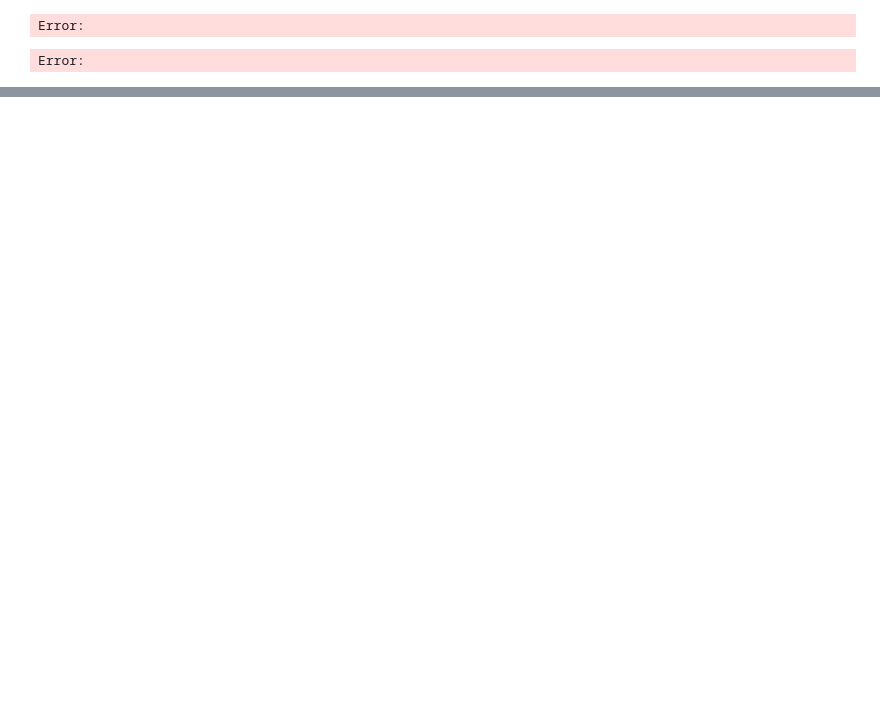
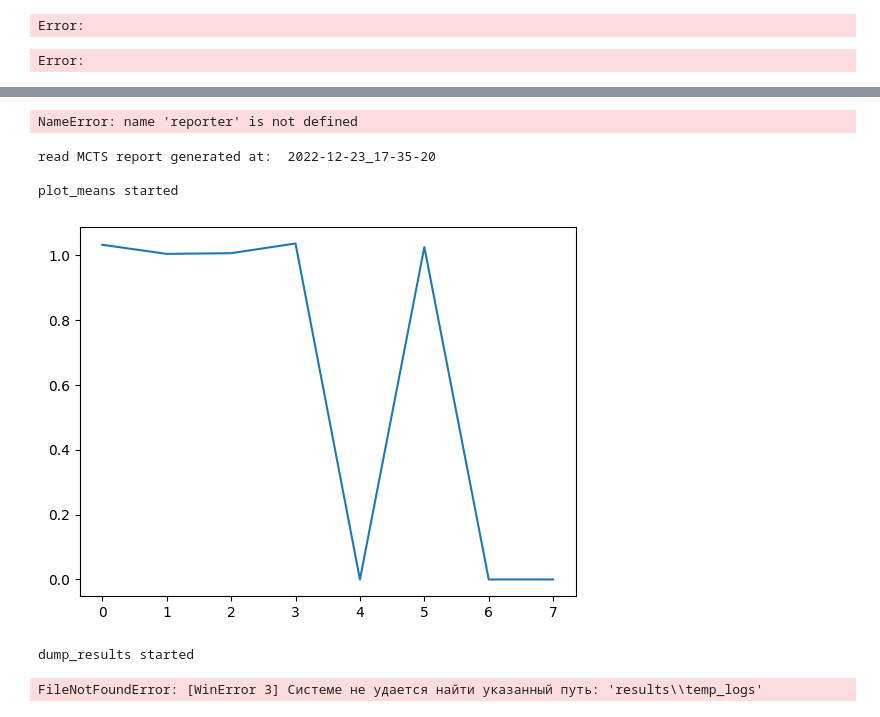
Before and after one commit to aimclub/rostok, a Jupyter notebook: app/scenario.ipynb, the cells around one changed output, grey strips where cells are left out. Saved outputs shown, nothing was run; the diff lists cells and outputs as text; code cells hidden in the pictures; blank space fills up the shorter version.

Commit message:
add load from log

```diff
--- a/app/scenario.ipynb
+++ b/app/scenario.ipynb
@@ -42,0 +160,31 @@ Error:
+# %%
+reporter.plot_means()
+# %% [output]
+NameError: name 'reporter' is not defined
+# %%
+from pathlib import Path
+from rostok.utils.result_saver import MCTSReporter
+
+
+reporter = MCTSReporter.get_instance()
+reporter.load_report(Path('./results/MCTS_report_22y_12m_23d_17H_35M'))
+
+reporter.plot_means()
+# %% [output]
+read MCTS report generated at:  2022-12-23_17-35-20
+
+plot_means started
+[figure, added]
+# %%
+from numpy import ndarray
+
+for item in reporter.rewards.items():
+    for robot in item[1]:
+        if isinstance(robot[2], ndarray):
+            robot[2] = list(robot[2])
+            print(type(robot[2]))
+
+path = reporter.dump_results()
+# %% [output]
+dump_results started
+FileNotFoundError: [WinError 3] Системе не удается найти указанный путь: 'results\\temp_logs'
```
Also changed, not shown: parts of 2 cells of this notebook, 3 other files.
